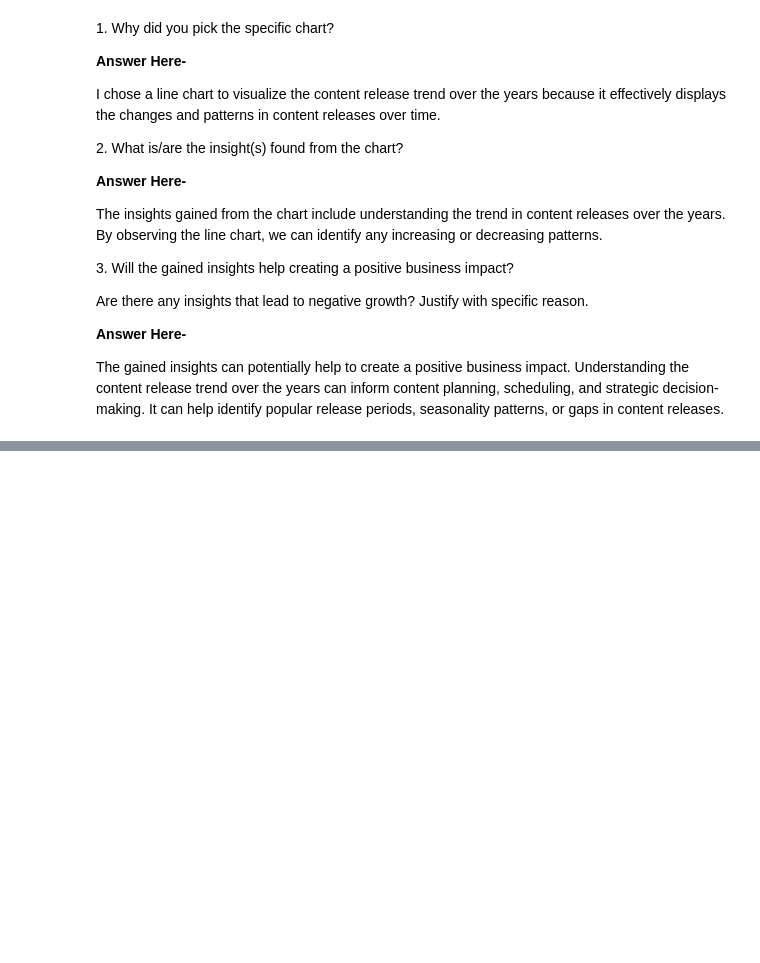
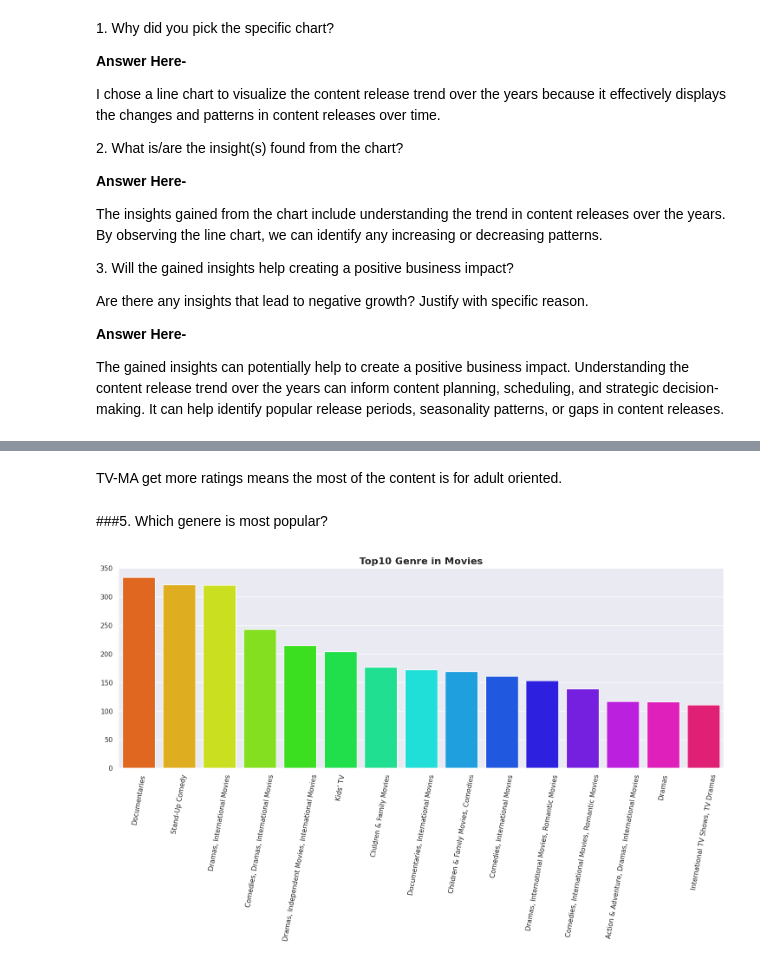
Before and after one commit to Kumarisimran626/Netfilx-Movies-TV-shows-clustering, a Jupyter notebook: S_K_Netfilx_Movies_&_TV_shows_clustering.ipynb, the cells around one changed output, grey strips where cells are left out. Drawn from its saved outputs; the diff is of its cells as text; code cells hidden in the pictures; blank space fills up the shorter version.

```diff
--- a/S_K_Netfilx_Movies_&_TV_shows_clustering.ipynb
+++ b/S_K_Netfilx_Movies_&_TV_shows_clustering.ipynb
@@ -347,0 +358,14 @@ The gained insights can potentially help to create a positive business impact. U
+# %% [markdown]
+TV-MA get more ratings means the most of the content is for adult oriented.
+# %% [markdown]
+###<b/>5. Which genere is most popular?</b>
+# %%
+# Top 10 Genre in movies
+plt.figure(figsize=(18,6))
+sns.barplot(x = df["listed_in"].value_counts().head(15).index,
+            y = df["listed_in"].value_counts().head(15).values,palette="hsv")
+plt.xticks(rotation=80)
+plt.title("Top10 Genre in Movies",size='16',fontweight="bold")
+plt.show()
+# %% [output]
+[figure, added]
```
Also changed, not shown: parts of 6 cells of this notebook.
